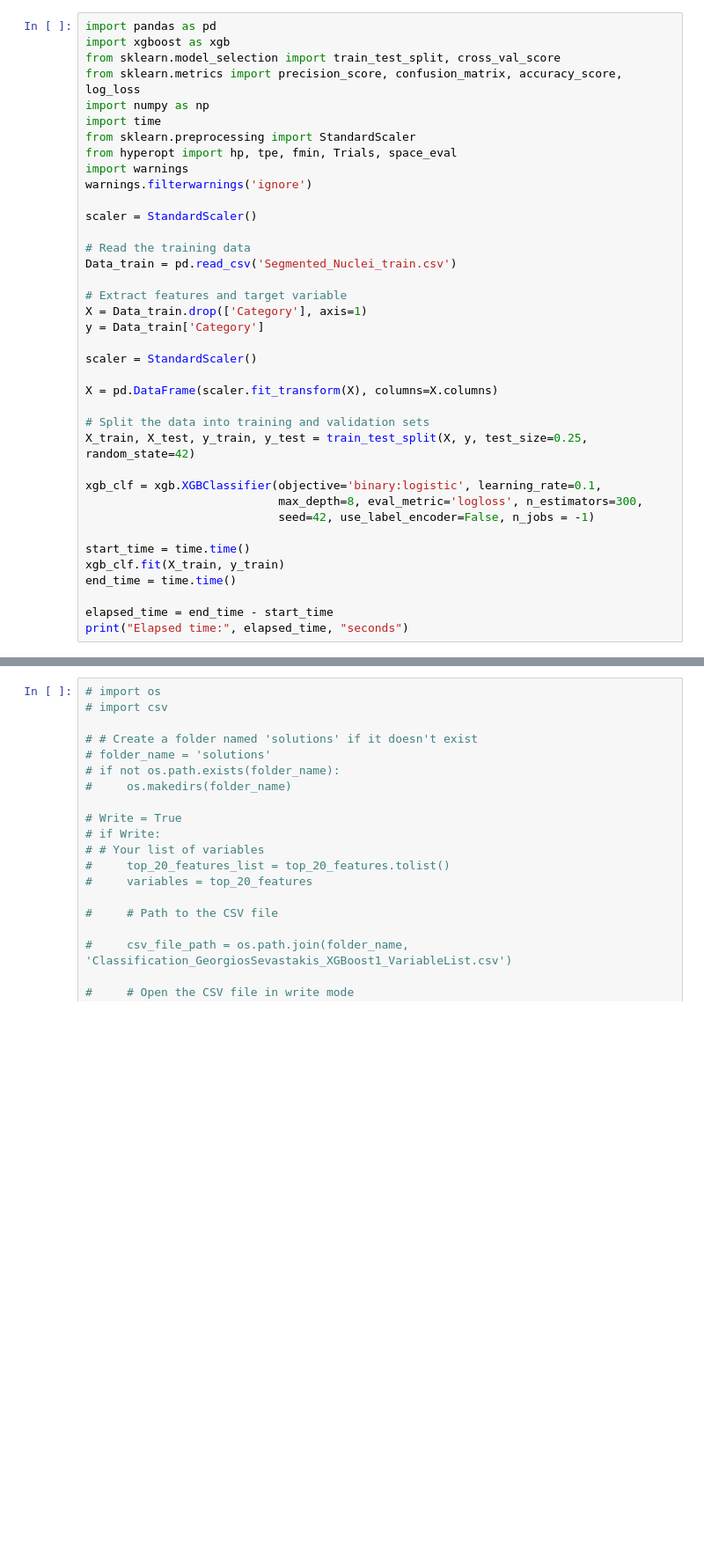
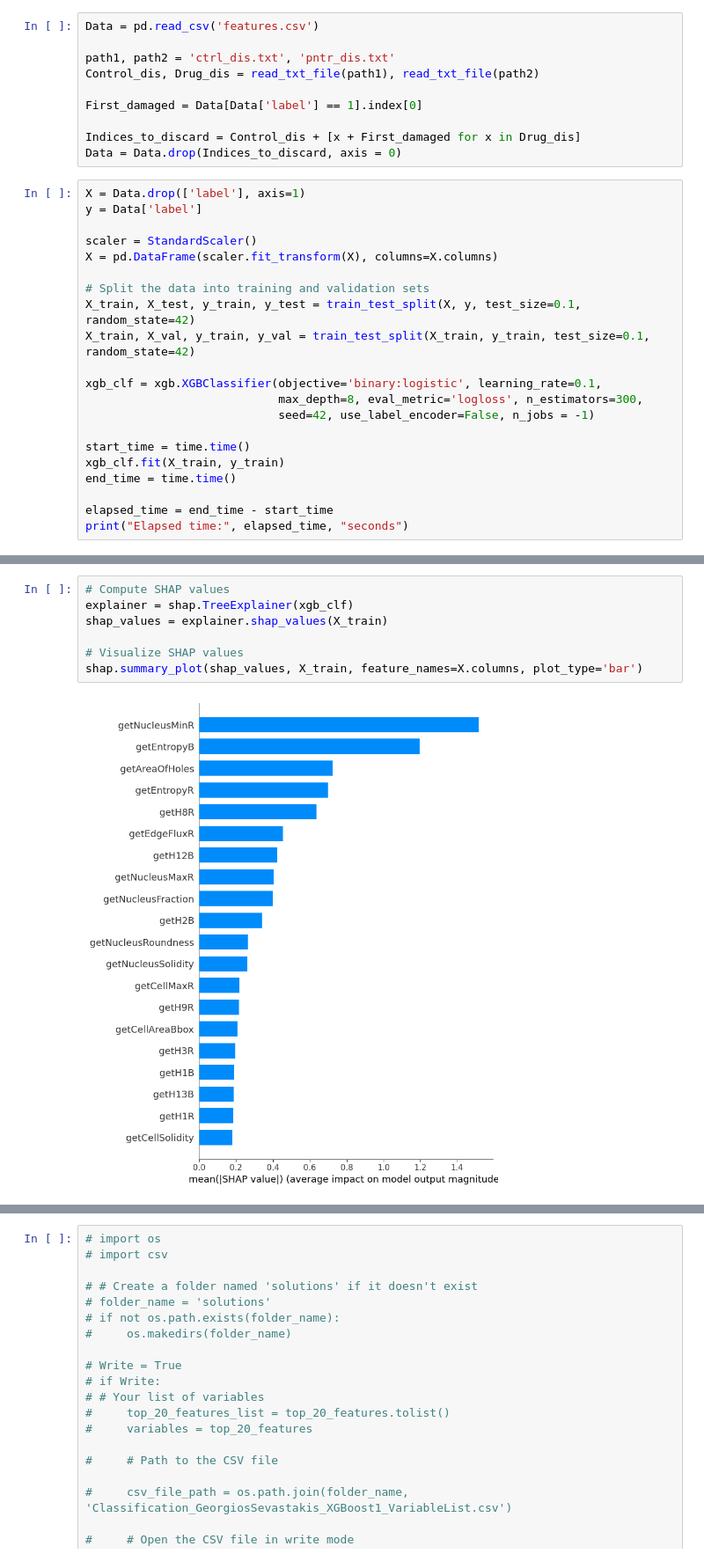
Before and after one commit to Antonio-Maschio/AML_FProject, a Jupyter notebook: Classification_Segmented_Nuclei_XGBoost.ipynb, the cells around one changed output, grey strips where cells are left out. Shown: that part at 88% size. Cells and saved outputs as stored; diff of their text form; blank space fills up the shorter version.

Commit message:
Updated Classification XGBoost

```diff
--- a/Classification_Segmented_Nuclei_XGBoost.ipynb
+++ b/Classification_Segmented_Nuclei_XGBoost.ipynb
@@ -1,30 +19,23 @@
+# %%
+Data = pd.read_csv('features.csv')
+
+path1, path2 = 'ctrl_dis.txt', 'pntr_dis.txt'
+Control_dis, Drug_dis = read_txt_file(path1), read_txt_file(path2)
+
+First_damaged = Data[Data['label'] == 1].index[0]
+
+Indices_to_discard = Control_dis + [x + First_damaged for x in Drug_dis]
+Data = Data.drop(Indices_to_discard, axis = 0)
 # %%
-import pandas as pd
-import xgboost as xgb
-from sklearn.model_selection import train_test_split, cross_val_score
-from sklearn.metrics import precision_score, confusion_matrix, accuracy_score, log_loss
-import numpy as np
-import time
-from sklearn.preprocessing import StandardScaler
-from hyperopt import hp, tpe, fmin, Trials, space_eval
-import warnings
-warnings.filterwarnings('ignore')
+X = Data.drop(['label'], axis=1)
+y = Data['label']
 
 scaler = StandardScaler()
-
-# Read the training data
-Data_train = pd.read_csv('Segmented_Nuclei_train.csv')
-
-# Extract features and target variable
-X = Data_train.drop(['Category'], axis=1)
-y = Data_train['Category']
-
-scaler = StandardScaler()
-
 X = pd.DataFrame(scaler.fit_transform(X), columns=X.columns)
 
 # Split the data into training and validation sets
-X_train, X_test, y_train, y_test = train_test_split(X, y, test_size=0.25, random_state=42)
+X_train, X_test, y_train, y_test = train_test_split(X, y, test_size=0.1, random_state=42)
+X_train, X_val, y_train, y_val = train_test_split(X_train, y_train, test_size=0.1, random_state=42)
 
 xgb_clf = xgb.XGBClassifier(objective='binary:logistic', learning_rate=0.1,
                             max_depth=8, eval_metric='logloss', n_estimators=300,
@@ -52,4 +77,13 @@ Index(['extent', 'mean_intensity', 'area_percentage', 'solidity',
       dtype='object')
+# %%
+# Compute SHAP values
+explainer = shap.TreeExplainer(xgb_clf)
+shap_values = explainer.shap_values(X_train)
+
+# Visualize SHAP values
+shap.summary_plot(shap_values, X_train, feature_names=X.columns, plot_type='bar')
+# %% [output]
+[figure, added]
 # %%
 ###Hyperparameter tuning with Bayes search and cross-validation
 # Define the search space
```
Also changed, not shown: parts of 7 cells of this notebook.
